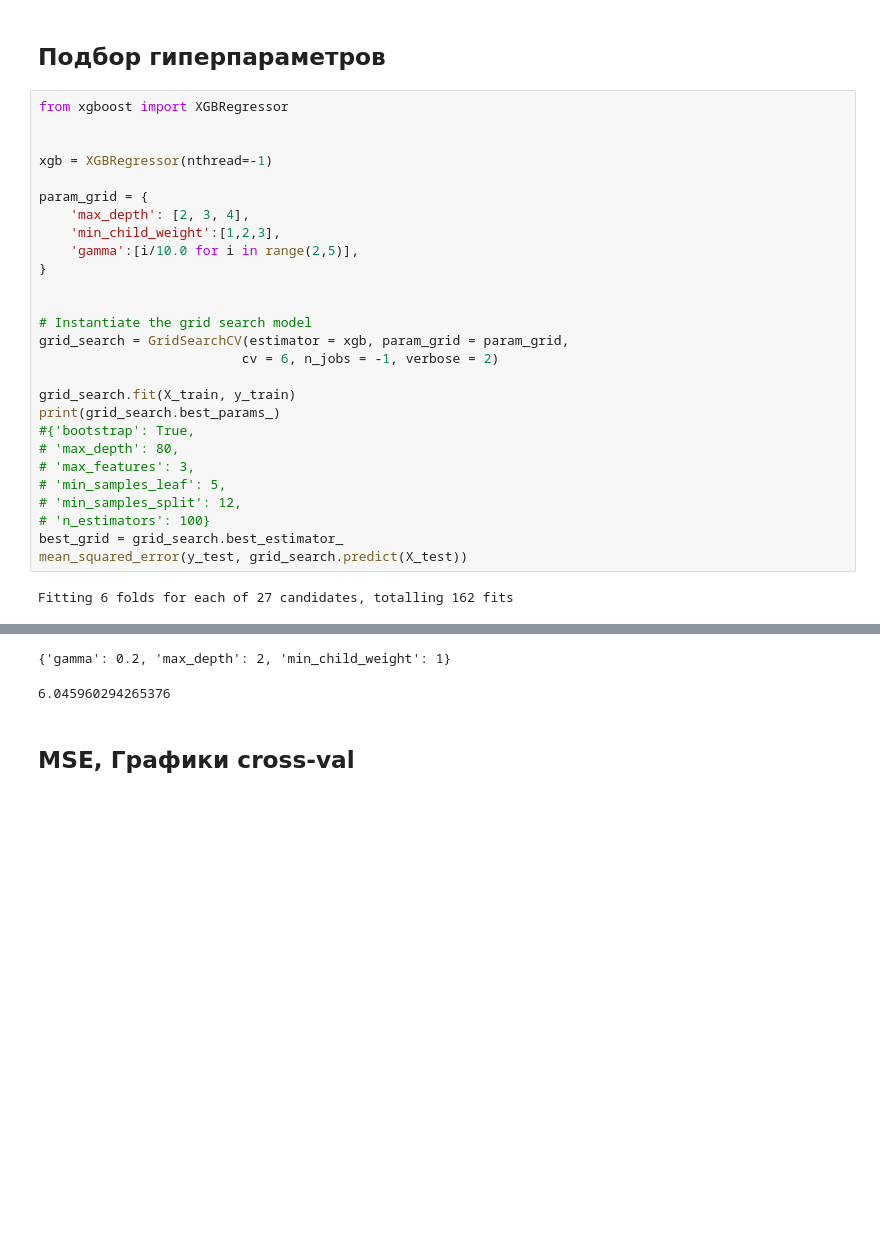
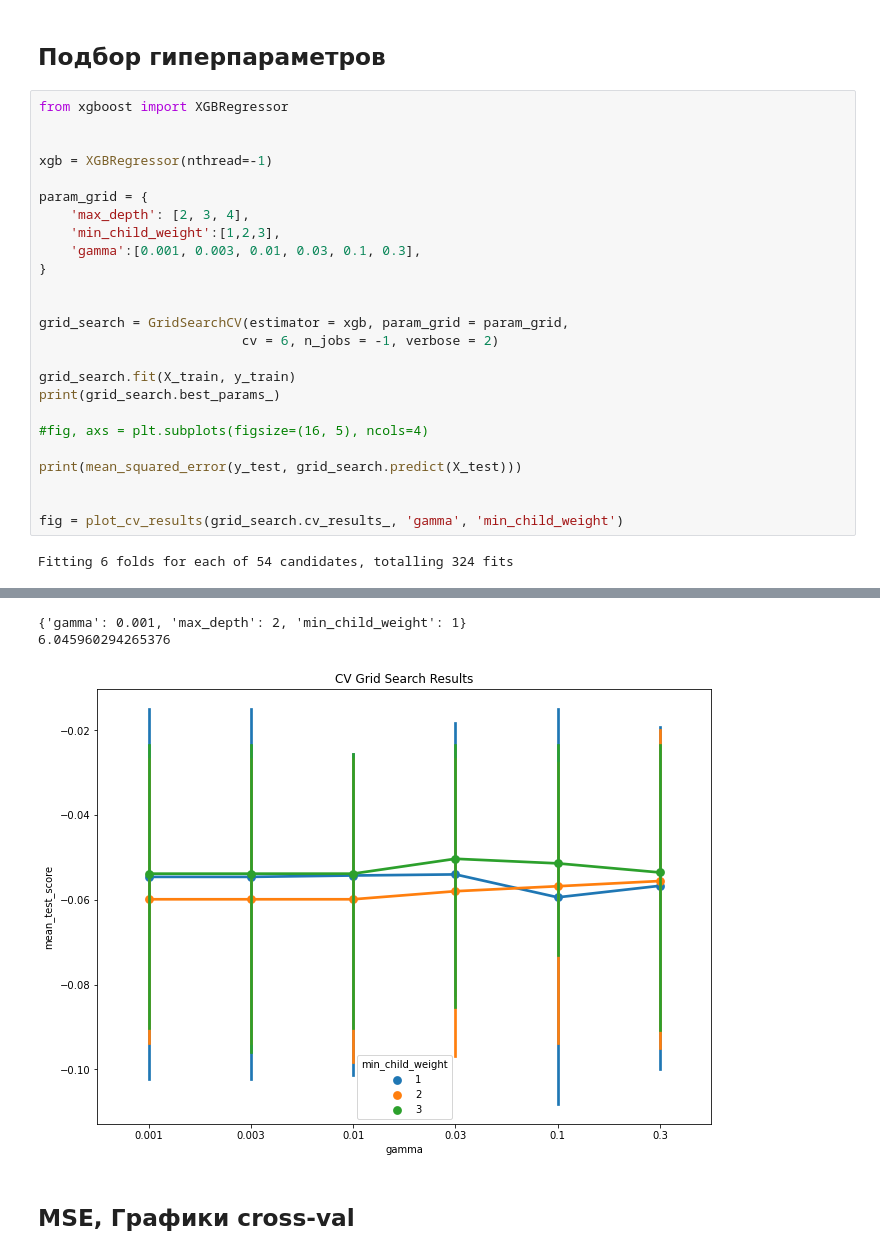
Before and after one commit to aromanenko/RobustPED, a Jupyter notebook: random_forest.ipynb, the cells around one changed output, grey strips where cells are left out. Saved outputs shown, nothing was run; the diff lists cells and outputs as text; blank space fills up the shorter version.

```diff
--- a/random_forest.ipynb
+++ b/random_forest.ipynb
@@ -527,24 +594,22 @@ xgb = XGBRegressor(nthread=-1)
 param_grid = {
     'max_depth': [2, 3, 4],
     'min_child_weight':[1,2,3],
-    'gamma':[i/10.0 for i in range(2,5)],
+    'gamma':[0.001, 0.003, 0.01, 0.03, 0.1, 0.3],
 }
 
 
-# Instantiate the grid search model
 grid_search = GridSearchCV(estimator = xgb, param_grid = param_grid,
                           cv = 6, n_jobs = -1, verbose = 2)
 
 grid_search.fit(X_train, y_train)
 print(grid_search.best_params_)
-#{'bootstrap': True,
-# 'max_depth': 80,
-# 'max_features': 3,
-# 'min_samples_leaf': 5,
-# 'min_samples_split': 12,
-# 'n_estimators': 100}
-best_grid = grid_search.best_estimator_
-mean_squared_error(y_test, grid_search.predict(X_test))
+
+#fig, axs = plt.subplots(figsize=(16, 5), ncols=4)
+
+print(mean_squared_error(y_test, grid_search.predict(X_test)))
+
+
+fig = plot_cv_results(grid_search.cv_results_, 'gamma', 'min_child_weight')
 # %% [output]
-Fitting 6 folds for each of 27 candidates, totalling 162 fits
+Fitting 6 folds for each of 54 candidates, totalling 324 fits
 [Parallel(n_jobs=-1)]: Using backend LokyBackend with 8 concurrent workers.
@@ -554,5 +619,6 @@ Fitting 6 folds for each of 27 candidates, totalling 162 fits
-{'gamma': 0.2, 'max_depth': 2, 'min_child_weight': 1}
+{'gamma': 0.001, 'max_depth': 2, 'min_child_weight': 1}
+6.045960294265376
-6.045960294265376
+[figure, added]
 # %% [markdown]
 ## MSE, Графики cross-val
 # %%
```
Also changed, not shown: parts of 10 cells of this notebook.
